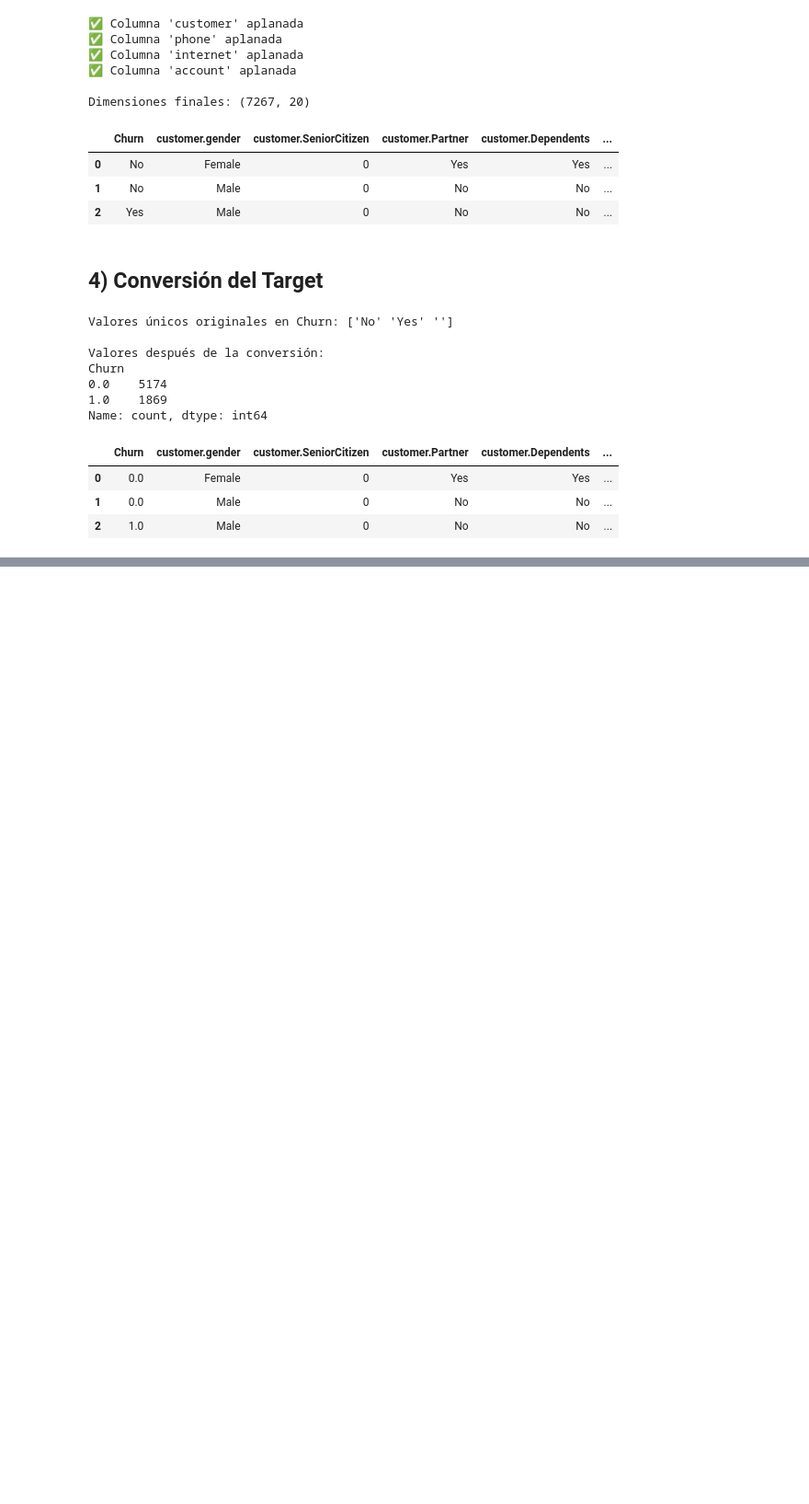
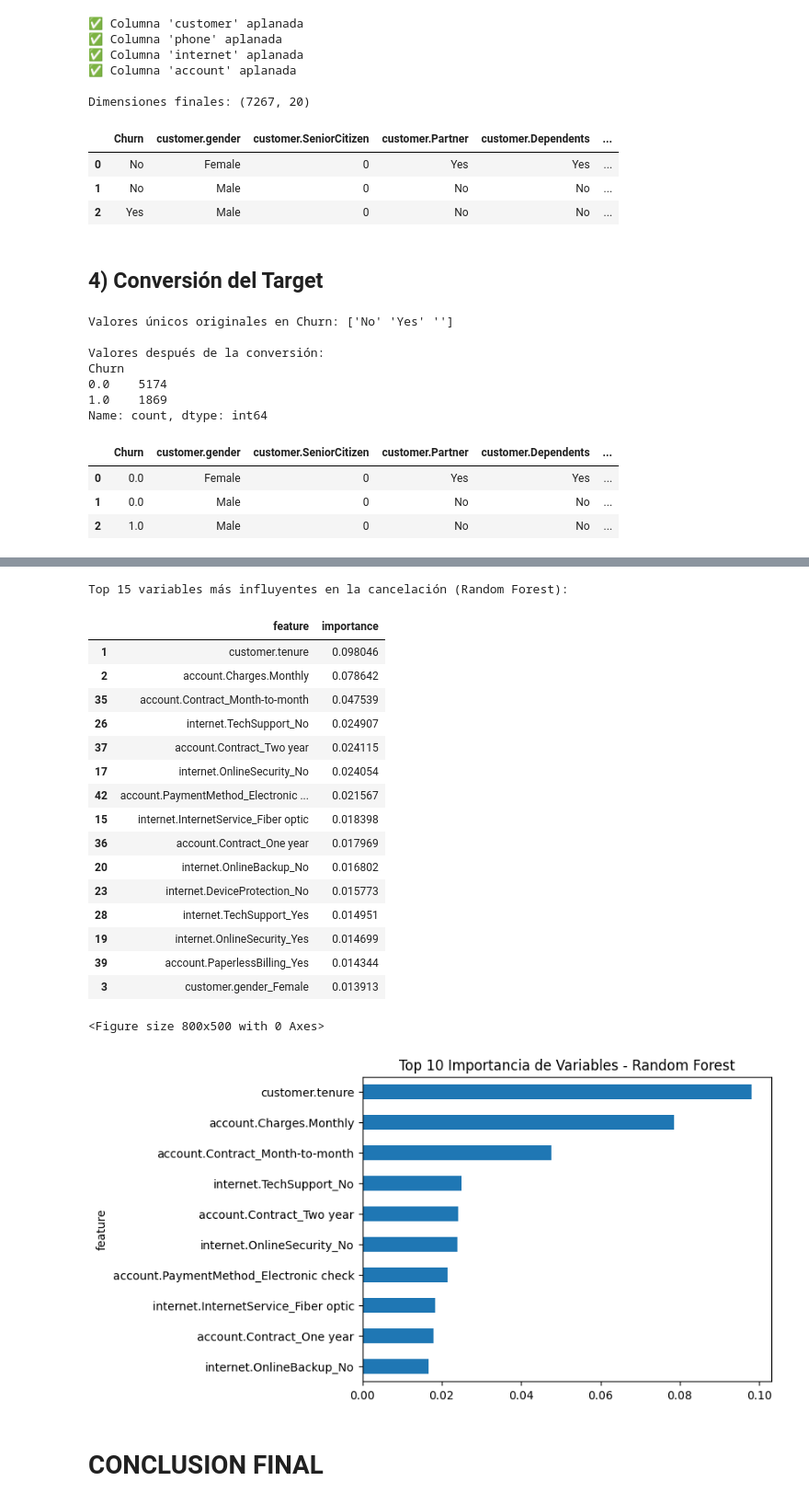
Before and after one commit to CSebasGC/csgc_TelecomX_parte2, a Jupyter notebook: TelecomX_LATAM.ipynb, the cells around one changed output, grey strips where cells are left out. Shown: that part at 92% size. Cells and saved outputs as stored; diff of their text form; code cells hidden in the pictures; blank space fills up the shorter version.

```diff
--- a/TelecomX_LATAM.ipynb
+++ b/TelecomX_LATAM.ipynb
@@ -734,0 +972,53 @@ Name: count, dtype: int64
+# %%
+# === PARTE 2 — 8.2 Importancia de Variables (Random Forest) ===
+
+import pandas as pd
+import matplotlib.pyplot as plt
+
+# Extraer el modelo Random Forest del pipeline
+rf_model = rf_clf.named_steps["clf"]
+
+# Obtenemos los nombres de las columnas transformadas
+feature_names_num = encoder.named_transformers_["num"].get_feature_names_out(input_features=num_cols)
+feature_names_cat = encoder.named_transformers_["cat"].get_feature_names_out(input_features=cat_cols)
+all_features = np.concatenate([feature_names_num, feature_names_cat])
+
+# Importancias
+importances = rf_model.feature_importances_
+
+rf_importances = pd.DataFrame({
+    "feature": all_features,
+    "importance": importances
+}).sort_values("importance", ascending=False)
+
+print("Top 15 variables más influyentes en la cancelación (Random Forest):")
+display(rf_importances.head(15))
+
+# Gráfico
+plt.figure(figsize=(8,5))
+rf_importances.head(10).plot(kind="barh", x="feature", y="importance", legend=False)
+plt.gca().invert_yaxis()
+plt.title("Top 10 Importancia de Variables - Random Forest")
+plt.show()
+# %% [output]
+Top 15 variables más influyentes en la cancelación (Random Forest):
+|  | feature | importance |
+| 1 | customer.tenure | 0.098046 |
+| 2 | account.Charges.Monthly | 0.078642 |
+| 35 | account.Contract_Month-to-month | 0.047539 |
+| 26 | internet.TechSupport_No | 0.024907 |
+| 37 | account.Contract_Two year | 0.024115 |
+| 17 | internet.OnlineSecurity_No | 0.024054 |
+| 42 | account.PaymentMethod_Electronic ... | 0.021567 |
+| 15 | internet.InternetService_Fiber optic | 0.018398 |
+| 36 | account.Contract_One year | 0.017969 |
+| 20 | internet.OnlineBackup_No | 0.016802 |
+| 23 | internet.DeviceProtection_No | 0.015773 |
+| 28 | internet.TechSupport_Yes | 0.014951 |
+| 19 | internet.OnlineSecurity_Yes | 0.014699 |
+| 39 | account.PaperlessBilling_Yes | 0.014344 |
+| 3 | customer.gender_Female | 0.013913 |
+<Figure size 800x500 with 0 Axes>
+[figure, added]
+# %% [markdown]
+# CONCLUSION FINAL
```
Also changed, not shown: parts of 12 cells of this notebook.
